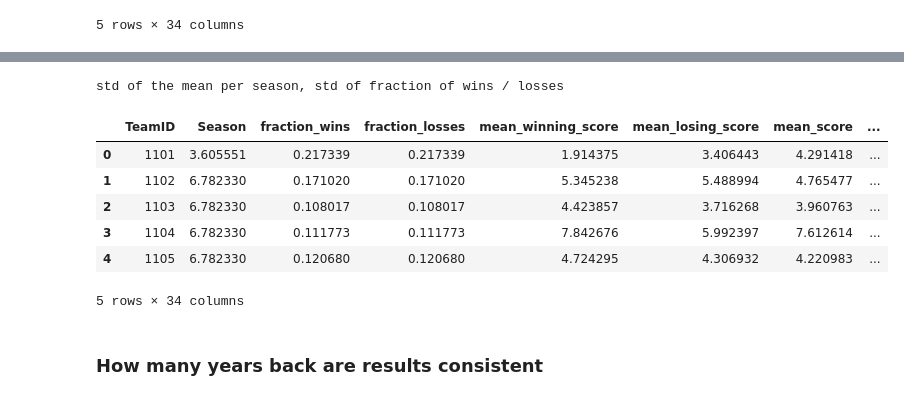
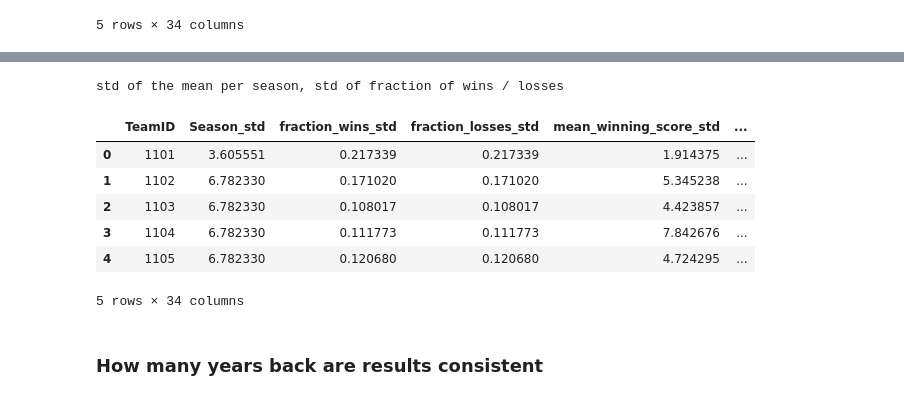
Before and after one commit to fantasy2fry/march-ml-madness-2025, a Jupyter notebook: src/sebislaw/EDA.ipynb, the cells around one changed output, grey strips where cells are left out. Saved outputs shown, nothing was run; the diff lists cells and outputs as text; code cells hidden in the pictures.

```diff
--- a/src/sebislaw/EDA Sebislaw.ipynb
+++ b/src/sebislaw/EDA.ipynb
@@ -918,20 +917,20 @@ std of raw values
 # %%
 # Group by TeamID and compute standard deviation (ignoring Season)
 std_mean_season = final_df.groupby('TeamID').std().reset_index()
 
 # Rename the columns to indicate standard deviation
-std_mean_season = std_mean_season.rename(columns={col: f"{col}_std" for col in std_df.columns if col != 'TeamID'})
+std_mean_season = std_mean_season.rename(columns={col: f"{col}_std" for col in std_mean_season.columns if col != 'TeamID'})
 
 print("std of the mean per season, std of fraction of wins / losses")
 std_mean_season.head()
 # %% [output]
 std of the mean per season, std of fraction of wins / losses
-|  | TeamID | Season | fraction_wins | fraction_losses | mean_winning_score | mean_losing_score | mean_score | ... |
-| 0 | 1101 | 3.605551 | 0.217339 | 0.217339 | 1.914375 | 3.406443 | 4.291418 | ... |
-| 1 | 1102 | 6.782330 | 0.171020 | 0.171020 | 5.345238 | 5.488994 | 4.765477 | ... |
-| 2 | 1103 | 6.782330 | 0.108017 | 0.108017 | 4.423857 | 3.716268 | 3.960763 | ... |
-| 3 | 1104 | 6.782330 | 0.111773 | 0.111773 | 7.842676 | 5.992397 | 7.612614 | ... |
-| 4 | 1105 | 6.782330 | 0.120680 | 0.120680 | 4.724295 | 4.306932 | 4.220983 | ... |
+|  | TeamID | Season_std | fraction_wins_std | fraction_losses_std | mean_winning_score_std | ... |
+| 0 | 1101 | 3.605551 | 0.217339 | 0.217339 | 1.914375 | ... |
+| 1 | 1102 | 6.782330 | 0.171020 | 0.171020 | 5.345238 | ... |
+| 2 | 1103 | 6.782330 | 0.108017 | 0.108017 | 4.423857 | ... |
+| 3 | 1104 | 6.782330 | 0.111773 | 0.111773 | 7.842676 | ... |
+| 4 | 1105 | 6.782330 | 0.120680 | 0.120680 | 4.724295 | ... |
 5 rows × 34 columns
 # %% [markdown]
 ### How many years back are results consistent
```
Also changed, not shown: parts of 8 cells of this notebook, 2 other files.
